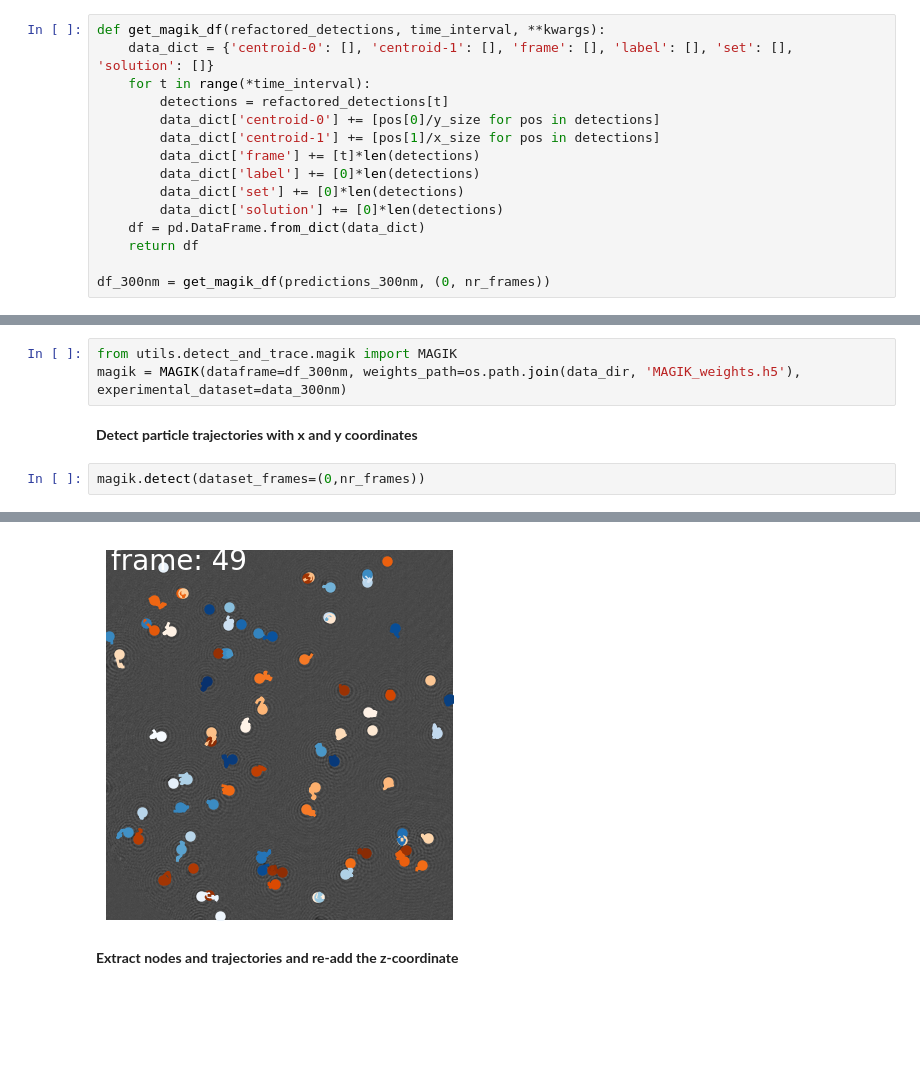
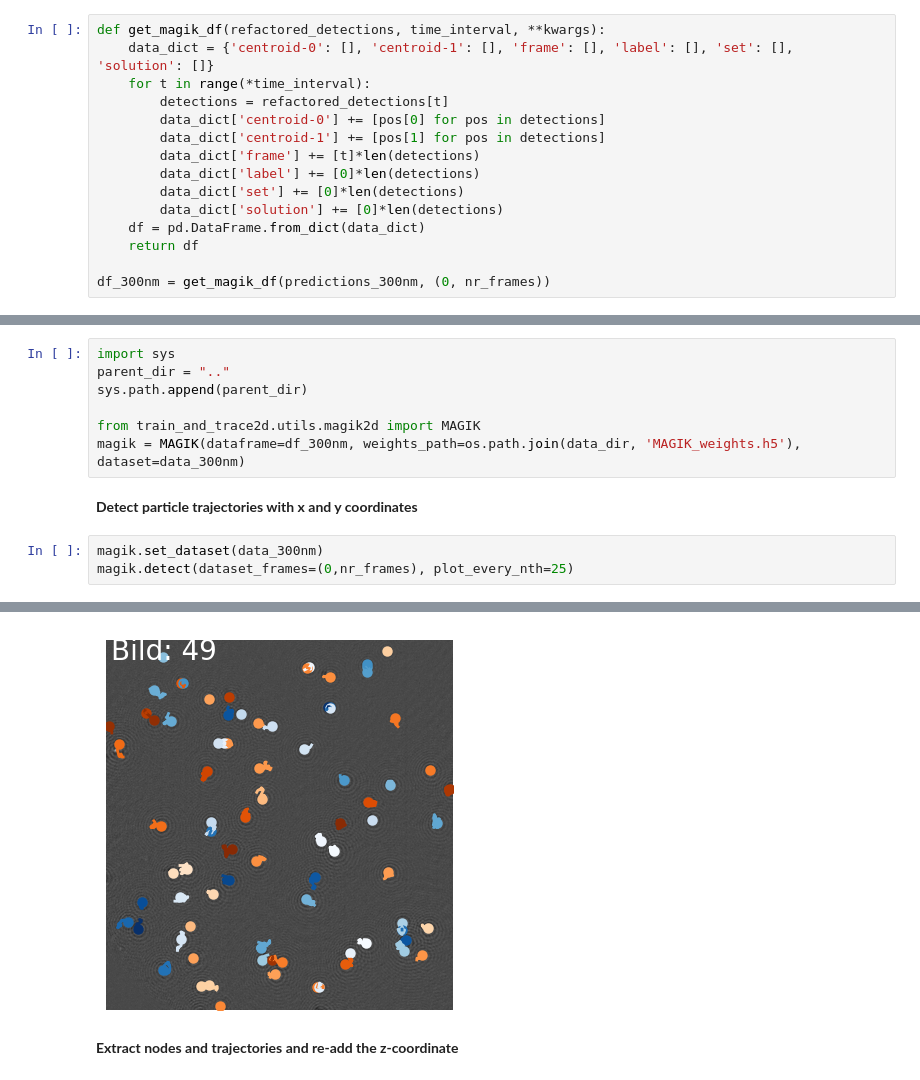
Before and after one commit to aramyamal/iSCAT_PartikelSp-rning, a Jupyter notebook: train_and_trace3d/2-detect_and_trace.ipynb, the cells around one changed output, grey strips where cells are left out. Saved outputs shown, nothing was run; the diff lists cells and outputs as text; blank space fills up the shorter version.

Commit message:
only one magik class

```diff
--- a/train_and_trace3d/2-detect_and_trace.ipynb
+++ b/train_and_trace3d/2-detect_and_trace.ipynb
@@ -87,8 +87,8 @@ def get_magik_df(refactored_detections, time_interval, **kwargs):
     data_dict = {'centroid-0': [], 'centroid-1': [], 'frame': [], 'label': [], 'set': [], 'solution': []}
     for t in range(*time_interval):
         detections = refactored_detections[t]
-        data_dict['centroid-0'] += [pos[0]/y_size for pos in detections]
-        data_dict['centroid-1'] += [pos[1]/x_size for pos in detections]
+        data_dict['centroid-0'] += [pos[0] for pos in detections]
+        data_dict['centroid-1'] += [pos[1] for pos in detections]
         data_dict['frame'] += [t]*len(detections)
         data_dict['label'] += [0]*len(detections)
         data_dict['set'] += [0]*len(detections)
@@ -100,10 +100,15 @@ df_300nm = get_magik_df(predictions_300nm, (0, nr_frames))
 # %% [markdown]
 **Create MAGIK instance and load dataframe**
 # %%
-from utils.detect_and_trace.magik import MAGIK
-magik = MAGIK(dataframe=df_300nm, weights_path=os.path.join(data_dir, 'MAGIK_weights.h5'), experimental_dataset=data_300nm)
+import sys
+parent_dir = ".."
+sys.path.append(parent_dir)
+
+from train_and_trace2d.utils.magik2d import MAGIK
+magik = MAGIK(dataframe=df_300nm, weights_path=os.path.join(data_dir, 'MAGIK_weights.h5'), dataset=data_300nm)
 # %% [markdown]
 **Detect particle trajectories with x and y coordinates**
 # %%
-magik.detect(dataset_frames=(0,nr_frames))
+magik.set_dataset(data_300nm)
+magik.detect(dataset_frames=(0,nr_frames), plot_every_nth=25)
 # %% [output]
@@ -111,4 +116,4 @@ magik.detect(dataset_frames=(0,nr_frames))
-[figure, old version]
+[figure, new version]
 # %% [markdown]
 **Extract nodes and trajectories and re-add the z-coordinate**
 # %%
```
Also changed, not shown: parts of 2 cells of this notebook, 3 other files.
